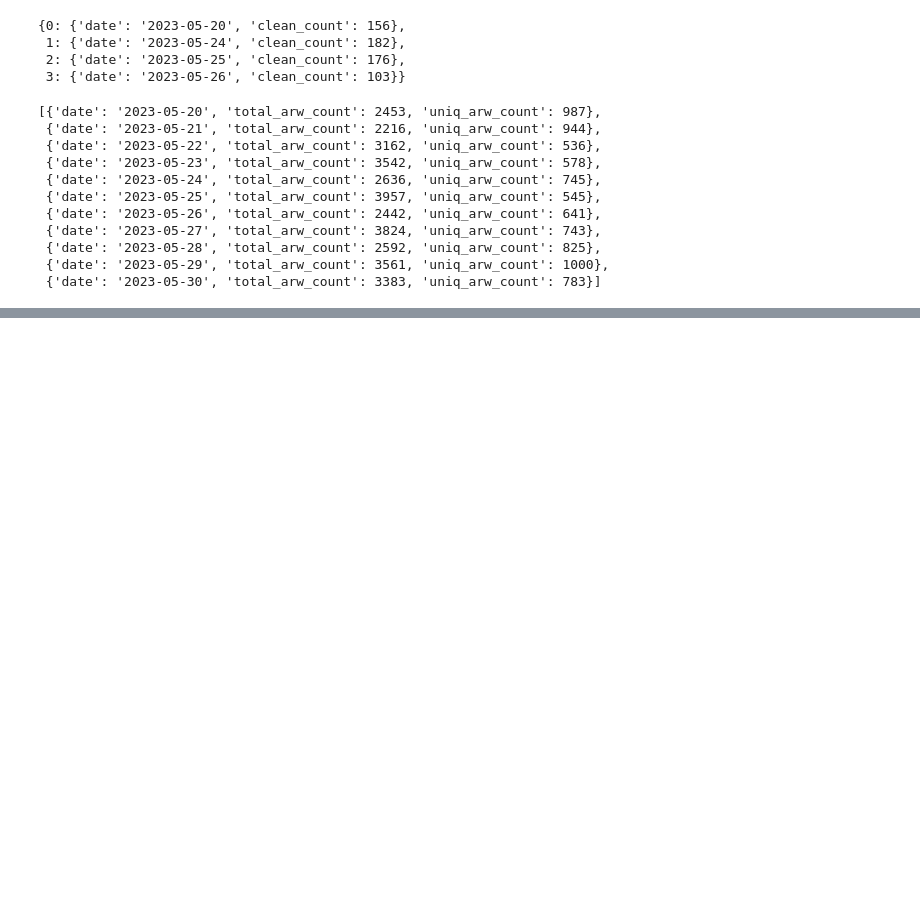
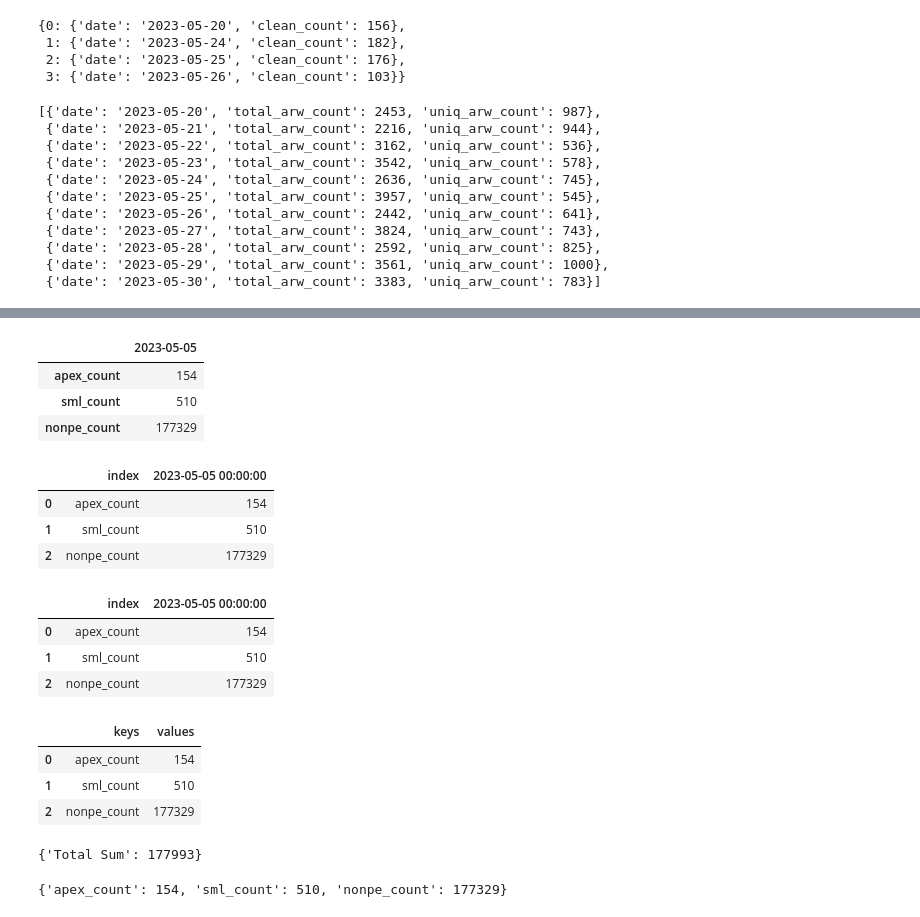
Before and after one commit to prasanthkondapalli/cmdc, a Jupyter notebook: Untitled1.ipynb, the cells around one changed output, grey strips where cells are left out. Cells and saved outputs as stored; diff of their text form; code cells hidden in the pictures; blank space fills up the shorter version.

```diff
--- a/Untitled1.ipynb
+++ b/Untitled1.ipynb
@@ -676,0 +722,24 @@ arw_detection()
+# %%
+df
+# %% [output]
+|  | 2023-05-05 |
+| apex_count | 154 |
+| sml_count | 510 |
+| nonpe_count | 177329 |
+# %%
+df = df.reset_index()
+# %%
+
+df
+# %% [output]
+|  | index | 2023-05-05 00:00:00 |
+| 0 | apex_count | 154 |
+| 1 | sml_count | 510 |
+| 2 | nonpe_count | 177329 |
+# %%
+df
+# %% [output]
+|  | index | 2023-05-05 00:00:00 |
+| 0 | apex_count | 154 |
+| 1 | sml_count | 510 |
+| 2 | nonpe_count | 177329 |
@@ -676,0 +748,7 @@ arw_detection()
+# %%
+df
+# %% [output]
+|  | keys | values |
+| 0 | apex_count | 154 |
+| 1 | sml_count | 510 |
+| 2 | nonpe_count | 177329 |
@@ -676,0 +759,12 @@ arw_detection()
+# %%
+total_sum = df['values'].sum()
+total_sum
+res_2 = {'Total Sum':total_sum}
+res_2
+# %% [output]
+{'Total Sum': 177993}
+# %%
+res= dict(zip(keys,val))
+res
+# %% [output]
+{'apex_count': 154, 'sml_count': 510, 'nonpe_count': 177329}
```
Also changed, not shown: parts of 13 cells of this notebook.
